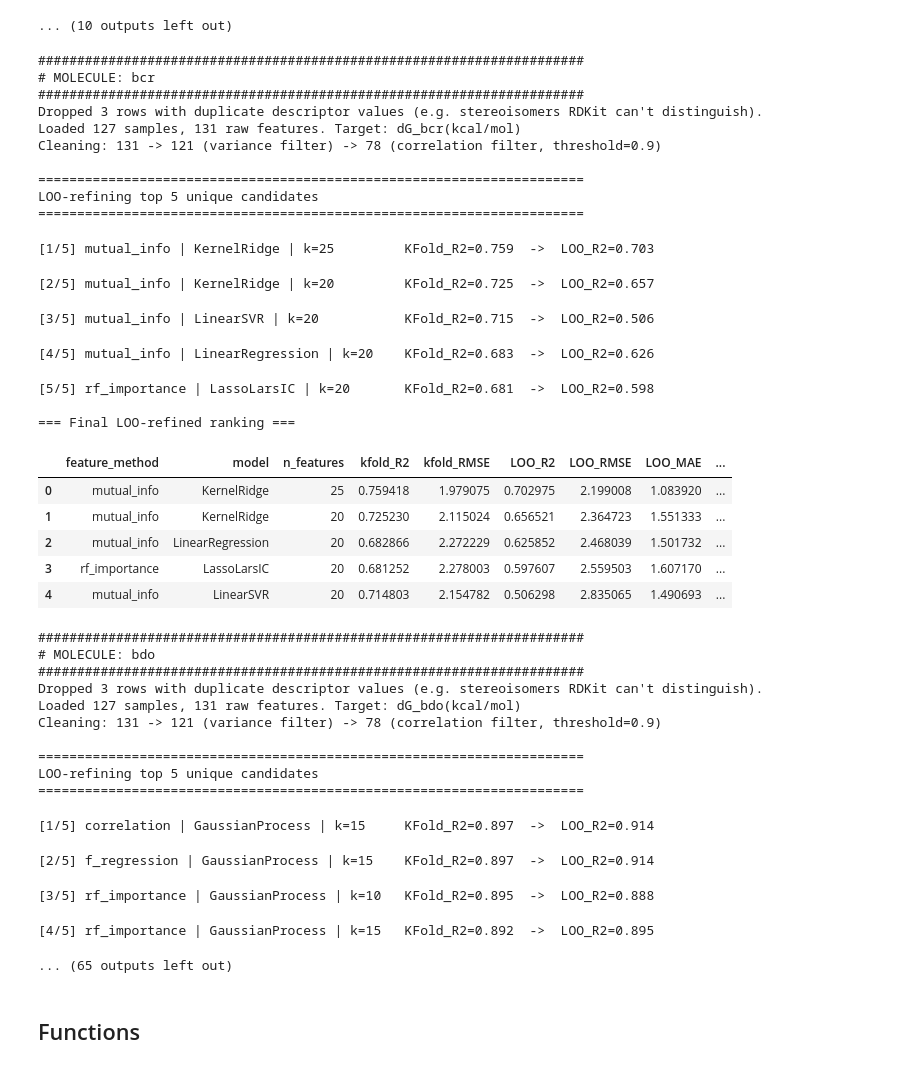
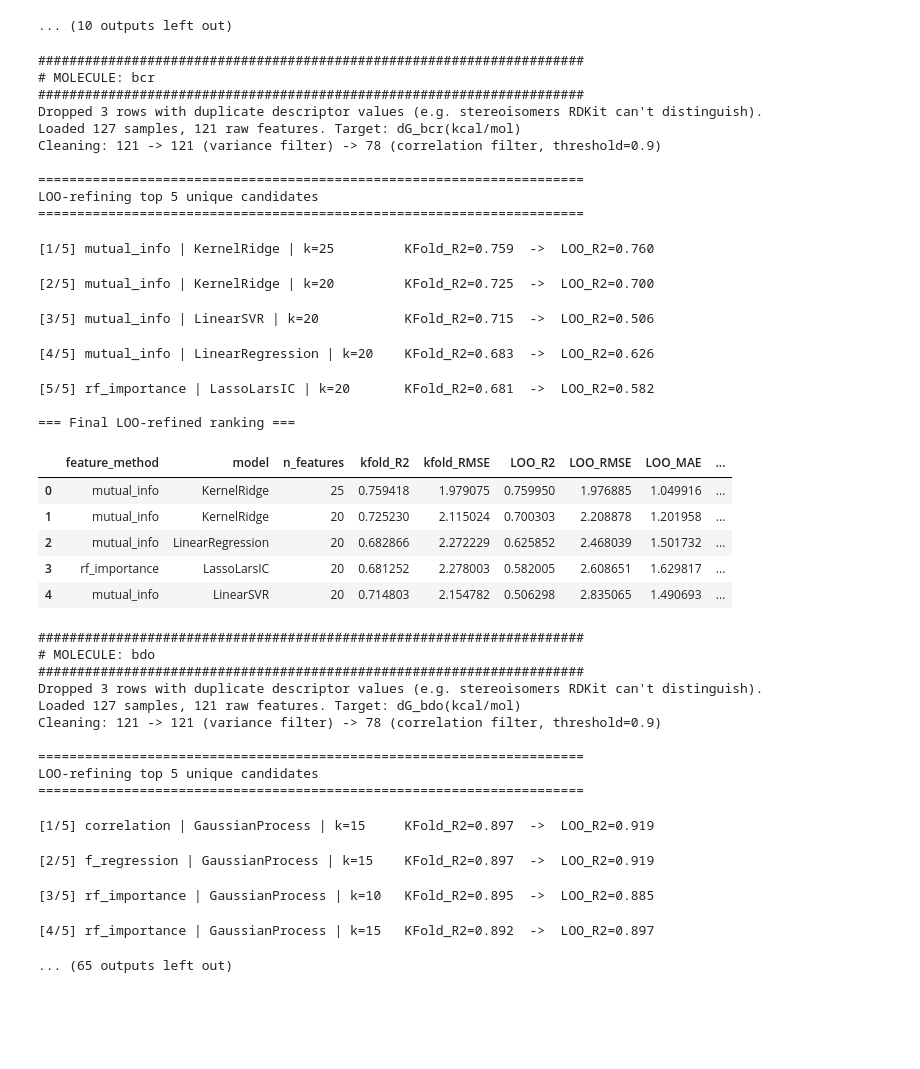
Before and after one commit to zhangdf07/SEP, a Jupyter notebook: Long-chain-fatty-acid/ML_screening.ipynb, the cells around one changed output. Drawn from its saved outputs; the diff is of its cells as text; code cells hidden in the pictures; blank space fills up the shorter version.

```diff
--- a/Long-chain-fatty-acid/ML_screening.ipynb
+++ b/Long-chain-fatty-acid/ML_screening.ipynb
@@ -215,14 +291,15 @@ import numpy as np
 import matplotlib.pyplot as plt
 import itertools
 
-cols = [ col for col in df_solvent_merged.columns if 'dG_' in col ]
+cols = [ col for col in df_solvent_merged.columns if 'dG_' in col and if_contain_keys(col) ]
 n = len(cols)
 
 labels = [c.replace('dG_', '').replace('(kcal/mol)', '') for c in cols]
 labels = [ header_to_name[b] for b in labels ]
 
-fig, axs = plt.subplots(n, n, figsize=(2.2*n, 2.2*n), dpi=100, tight_layout=True)
+fig, axs = plt.subplots(n, n, figsize=(12,12), dpi=100, tight_layout=True)
 
+comparison_pairs = {}
 for i in range(n):
     for j in range(n):
         ax = axs[i, j]
@@ -234,7 +311,7 @@ for i in range(n):
         x = df_solvent_merged[cols[j]]
         y = df_solvent_merged[cols[i]]
 
-        ax.plot(x, y, color='r', lw=2, ls='', marker='o', ms=4, markerfacecolor='None', markeredgecolor='r')
+        ax.plot(x, y, color='r', lw=2, ls='', marker='o', ms=4, markerfacecolor='None', markeredgecolor='r', alpha=0.4)
         ax_min, ax_max = np.min((x, y)), np.max((x, y))
         ax.plot([ax_min, ax_max], [ax_min, ax_max], color='k', lw=1, ls='--')
 
@@ -243,9 +320,10 @@ for i in range(n):
         mae = np.mean(np.abs(x - y))
         rmse = np.sqrt(np.mean((x - y) ** 2))
 
-        ax.text(0.05, 0.92, f'r={r:.2f}', transform=ax.transAxes, fontsize=9)
-        ax.text(0.05, 0.80, f'MAE={mae:.2f}', transform=ax.transAxes, fontsize=9)
-        ax.text(0.05, 0.68, f'RMSE={rmse:.2f}', transform=ax.transAxes, fontsize=9)
+        ax.text(0.15, 0.90, f'R={r:.2f}', transform=ax.transAxes, fontsize=9, color='b')
+        ax.text(0.15, 0.78, f'MAE={mae:.2f}', transform=ax.transAxes, fontsize=9, color='b')
+        ax.text(0.15, 0.66, f'RMSE={rmse:.2f}', transform=ax.transAxes, fontsize=9, color='b')
+        #print( cols[i], 'vs', cols[j], r, mae, rmse )
 
         ax.tick_params(direction='in', labelsize=9)
         # Only label outer axes to avoid clutter
@@ -254,6 +332,15 @@ for i in range(n):
         if j == 0:
             ax.set_ylabel(labels[i], fontsize=10)
 
-#plt.savefig('Compare_dG_all_pairs.png', dpi=300)
+        # For logP
+        x = -x/(2.303*1.987*0.001*(273.15+25))
+        y = -y/(2.303*1.987*0.001*(273.15+25))
+        r = np.corrcoef(x, y)[0, 1]
+        mae = np.mean(np.abs(x - y))
+        rmse = np.sqrt(np.mean((x - y) ** 2))
+        print( 'logP from ', cols[i], 'vs', cols[j], r, mae, rmse )
+        comparison_pairs[ cols[i]+'_vs_'+cols[j] ] = [r, rmse]
+
+plt.savefig('Compare_dG_pairwise.png', dpi=400)
 plt.show()
 # %% [output]
@@ -439,6 +987,7 @@ try:
     _HAS_LGBM = True
 except ImportError:
     _HAS_LGBM = False
+_HAS_LGBM = False
 # %%
 class CorrelationSelector(BaseEstimator, TransformerMixin):
     def __init__(self, k=25):
@@ -486,9 +1035,9 @@ def build_gpr_kernel_candidates():
         'RationalQuadratic': lambda ls_b: RationalQuadratic(length_scale=1.0, alpha=1.0),
     }
     bound_presets = {
-        'tight':  {'ls': (0.5, 20),  'noise': (0.5, 10)},
+        #'tight':  {'ls': (0.5, 20),  'noise': (0.5, 10)},
         'medium': {'ls': (0.5, 50),  'noise': (0.3, 10)},
-        'loose':  {'ls': (0.1, 100), 'noise': (0.1, 20)},
+        #'loose':  {'ls': (0.1, 100), 'noise': (0.1, 20)},
     }
     kernels = []
     for kname, kfn in kernel_families.items():
@@ -827,3 +1378,13 @@ class SolventModelScreener:
+# %%
+data_Y = pd.read_csv('data_Y.csv', index_col=0).drop( columns=['SMILES','Solvent Inchi'] )
+data_X = pd.read_csv('data_X.csv', index_col=0)
+#data_pca   = PCAInfo.load('pca_info.pkl')
+
+#N_PC = data_pca.n_for[0.95]            # pick a PCA target
+#Z = data_pca.transform(data_X_raw, n_components=N_PC)
+#data_X = pd.DataFrame(Z, index=data_X_raw.index, columns=[f'PC{i+1}' for i in range(N_PC)])
+
+#display(data_X, data_Y)
 # %%
 # Do this for all the molecules, each one gives a single dataframe csv
 molecule_tag = 'trs'
@@ -1011,50 +1610,50 @@ def loo_refine_from_df(results_df, df_features, target_series, corr_threshold=0.
 # %%
 all_loo_results = {}
 
 for k, results_df in dfs_screened.items():
     tag = k.replace('ml_param_screening_','').replace('_general_all.csv','')
     print(f"\n{'#'*70}\n# MOLECULE: {tag}\n{'#'*70}")
-    target = solvation_data[f'dG_{tag}(kcal/mol)']
+    target = data_Y[f'dG_{tag}(kcal/mol)']
 
-    loo_df = loo_refine_from_df(results_df, df_features_prop, target,
+    loo_df = loo_refine_from_df(results_df, data_X, target,
                                   corr_threshold=0.9, ratio_cutoff=3.0, top_n=5)
     loo_df.to_csv(f"loo_refined_{tag}.csv", index=False)
 # %% [output]
 ######################################################################
 # MOLECULE: bcr
 ######################################################################
 Dropped 3 rows with duplicate descriptor values (e.g. stereoisomers RDKit can't distinguish).
-Loaded 127 samples, 131 raw features. Target: dG_bcr(kcal/mol)
-Cleaning: 131 -> 121 (variance filter) -> 78 (correlation filter, threshold=0.9)
+Loaded 127 samples, 121 raw features. Target: dG_bcr(kcal/mol)
+Cleaning: 121 -> 121 (variance filter) -> 78 (correlation filter, threshold=0.9)
 
 ======================================================================
 LOO-refining top 5 unique candidates
 ======================================================================
-[1/5] mutual_info | KernelRidge | k=25         KFold_R2=0.759  ->  LOO_R2=0.703
+[1/5] mutual_info | KernelRidge | k=25         KFold_R2=0.759  ->  LOO_R2=0.760
-[2/5] mutual_info | KernelRidge | k=20         KFold_R2=0.725  ->  LOO_R2=0.657
+[2/5] mutual_info | KernelRidge | k=20         KFold_R2=0.725  ->  LOO_R2=0.700
 [3/5] mutual_info | LinearSVR | k=20           KFold_R2=0.715  ->  LOO_R2=0.506
 [4/5] mutual_info | LinearRegression | k=20    KFold_R2=0.683  ->  LOO_R2=0.626
-[5/5] rf_importance | LassoLarsIC | k=20       KFold_R2=0.681  ->  LOO_R2=0.598
+[5/5] rf_importance | LassoLarsIC | k=20       KFold_R2=0.681  ->  LOO_R2=0.582
 
 === Final LOO-refined ranking ===
 |  | feature_method | model | n_features | kfold_R2 | kfold_RMSE | LOO_R2 | LOO_RMSE | LOO_MAE | ... |
-| 0 | mutual_info | KernelRidge | 25 | 0.759418 | 1.979075 | 0.702975 | 2.199008 | 1.083920 | ... |
-| 1 | mutual_info | KernelRidge | 20 | 0.725230 | 2.115024 | 0.656521 | 2.364723 | 1.551333 | ... |
+| 0 | mutual_info | KernelRidge | 25 | 0.759418 | 1.979075 | 0.759950 | 1.976885 | 1.049916 | ... |
+| 1 | mutual_info | KernelRidge | 20 | 0.725230 | 2.115024 | 0.700303 | 2.208878 | 1.201958 | ... |
 | 2 | mutual_info | LinearRegression | 20 | 0.682866 | 2.272229 | 0.625852 | 2.468039 | 1.501732 | ... |
-| 3 | rf_importance | LassoLarsIC | 20 | 0.681252 | 2.278003 | 0.597607 | 2.559503 | 1.607170 | ... |
+| 3 | rf_importance | LassoLarsIC | 20 | 0.681252 | 2.278003 | 0.582005 | 2.608651 | 1.629817 | ... |
 | 4 | mutual_info | LinearSVR | 20 | 0.714803 | 2.154782 | 0.506298 | 2.835065 | 1.490693 | ... |
 ######################################################################
 # MOLECULE: bdo
 ######################################################################
 Dropped 3 rows with duplicate descriptor values (e.g. stereoisomers RDKit can't distinguish).
-Loaded 127 samples, 131 raw features. Target: dG_bdo(kcal/mol)
-Cleaning: 131 -> 121 (variance filter) -> 78 (correlation filter, threshold=0.9)
+Loaded 127 samples, 121 raw features. Target: dG_bdo(kcal/mol)
+Cleaning: 121 -> 121 (variance filter) -> 78 (correlation filter, threshold=0.9)
 
 ======================================================================
 LOO-refining top 5 unique candidates
 ======================================================================
-[1/5] correlation | GaussianProcess | k=15     KFold_R2=0.897  ->  LOO_R2=0.914
+[1/5] correlation | GaussianProcess | k=15     KFold_R2=0.897  ->  LOO_R2=0.919
-[2/5] f_regression | GaussianProcess | k=15    KFold_R2=0.897  ->  LOO_R2=0.914
+[2/5] f_regression | GaussianProcess | k=15    KFold_R2=0.897  ->  LOO_R2=0.919
-[3/5] rf_importance | GaussianProcess | k=10   KFold_R2=0.895  ->  LOO_R2=0.888
+[3/5] rf_importance | GaussianProcess | k=10   KFold_R2=0.895  ->  LOO_R2=0.885
-[4/5] rf_importance | GaussianProcess | k=15   KFold_R2=0.892  ->  LOO_R2=0.895
+[4/5] rf_importance | GaussianProcess | k=15   KFold_R2=0.892  ->  LOO_R2=0.897
 ... (65 outputs left out)
@@ -1256,2 +1659,0 @@ for k, results_df in dfs_screened.items():
-# %% [markdown]
-## Functions
```
Also changed, not shown: parts of 96 cells of this notebook, 1 other file.
